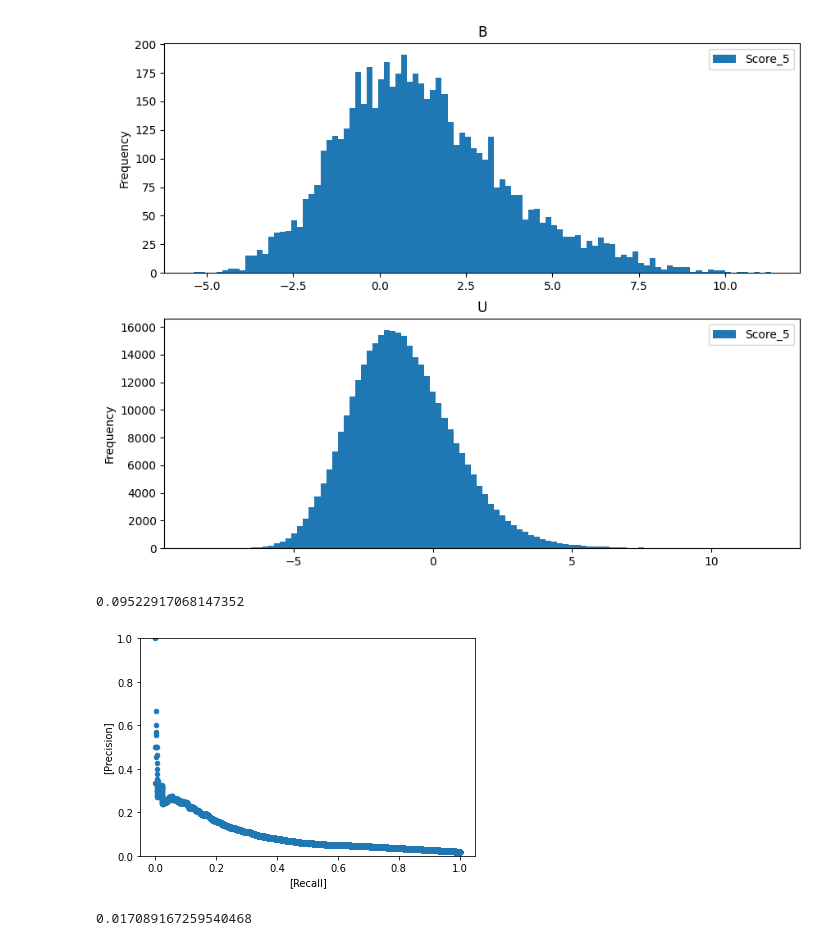
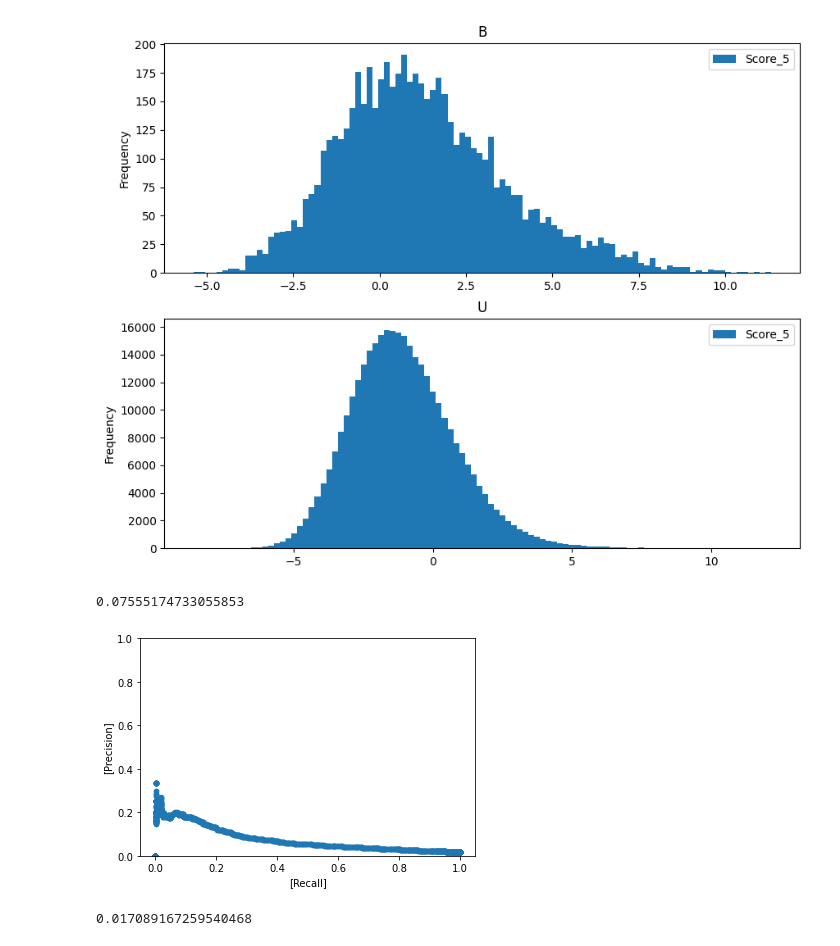
Before and after one commit to tiny-infinity/CFG_Classifier_Project, a Jupyter notebook: main_workflow_0.ipynb, the cells around one changed output. Cells and saved outputs as stored; diff of their text form; code cells hidden in the pictures.

```diff
--- a/main_workflow_0.ipynb
+++ b/main_workflow_0.ipynb
@@ -78,17 +78,17 @@ ax = test_scores.plot.hist(column=["Score_5"], by='REST',figsize=(10, 8),bins=10
 # %%
 import pandas as pd
 import importlib
 
 import testing_funcs
 importlib.reload(testing_funcs)
 
-test2 = pd.read_csv('resultData/m5k5f1.csv')
-ax = test2.plot(kind = 'scatter',x=['Recall'],y=['Precision'],ylim=(0,1))
+test2 = pd.read_csv('resultData/m7k4f4.csv')
+ax = test2.plot(kind='scatter',x=['Recall'],y=['Precision'],ylim=(0,1))
 
 print(testing_funcs.AU_PRC(test2))
 # %% [output]
-0.09522917068147352
+0.07555174733055853
-[figure, old version]
+[figure, new version]
 # %%
 test2_df = hf.load_tsv_file('projectData/chr1_200bp_bins.tsv')
 num_bound = len(test2_df[test2_df['REST']=='B'])
```
Also changed, not shown: 5 other files.
